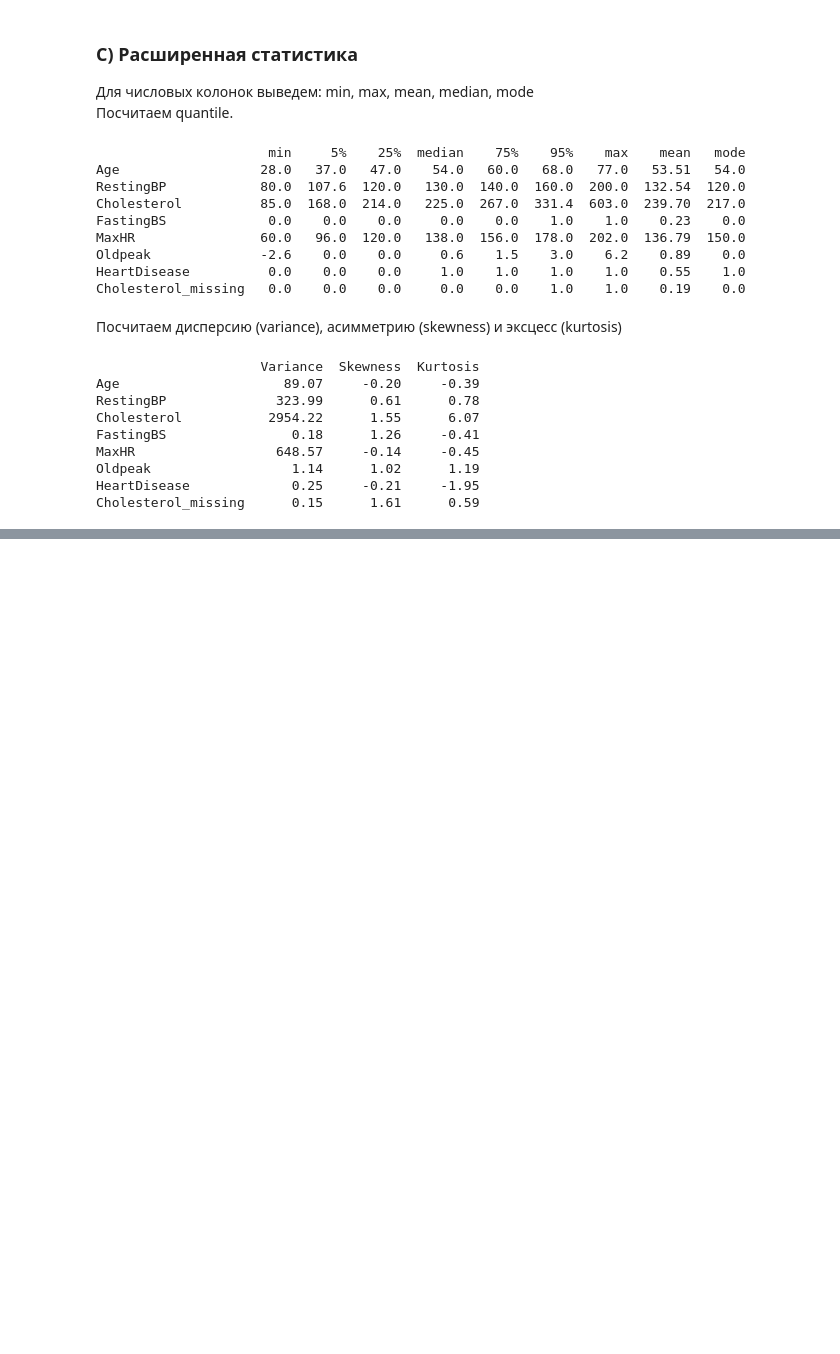
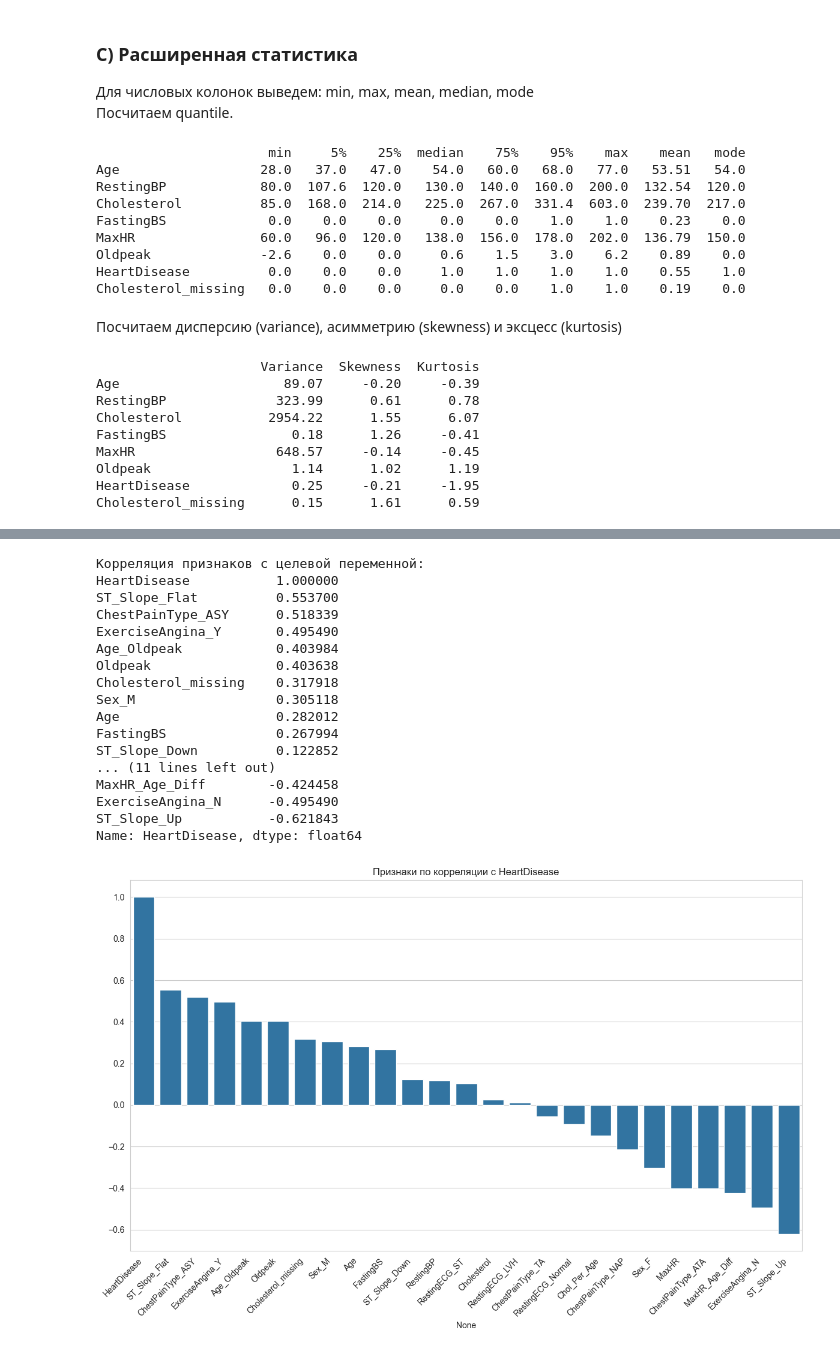
Before and after one commit to kybik0606/FPMI_ML_Course, a Jupyter notebook: hw02_eda/hm02_eda.ipynb, the cells around one changed output, grey strips where cells are left out. Drawn from its saved outputs; the diff is of its cells as text; code cells hidden in the pictures; blank space fills up the shorter version.

```diff
--- a/hw02_eda/hm02_eda.ipynb
+++ b/hw02_eda/hm02_eda.ipynb
@@ -252,0 +478,32 @@ Cholesterol_missing      0.15      1.61      0.59
+# %%
+# Расчет корреляции признаков с целевой переменной
+target_correlation = correlation_matrix['HeartDisease'].sort_values(ascending=False)
+print("\nКорреляция признаков с целевой переменной:")
+print(target_correlation)
+
+# Визуализация топ-10 признаков по корреляции с целевой переменной
+plt.figure(figsize=(12, 8))
+sns.barplot(x=target_correlation.index[:], y=target_correlation.values[:])
+plt.title('Признаки по корреляции с HeartDisease')
+plt.xticks(rotation=45, ha='right')
+plt.tight_layout()
+plt.show()
+# %% [output]
+Корреляция признаков с целевой переменной:
+HeartDisease           1.000000
+ST_Slope_Flat          0.553700
+ChestPainType_ASY      0.518339
+ExerciseAngina_Y       0.495490
+Age_Oldpeak            0.403984
+Oldpeak                0.403638
+Cholesterol_missing    0.317918
+Sex_M                  0.305118
+Age                    0.282012
+FastingBS              0.267994
+ST_Slope_Down          0.122852
+... (11 lines left out)
+MaxHR_Age_Diff        -0.424458
+ExerciseAngina_N      -0.495490
+ST_Slope_Up           -0.621843
+Name: HeartDisease, dtype: float64
+[figure, added]
```
Also changed, not shown: parts of 26 cells of this notebook.
